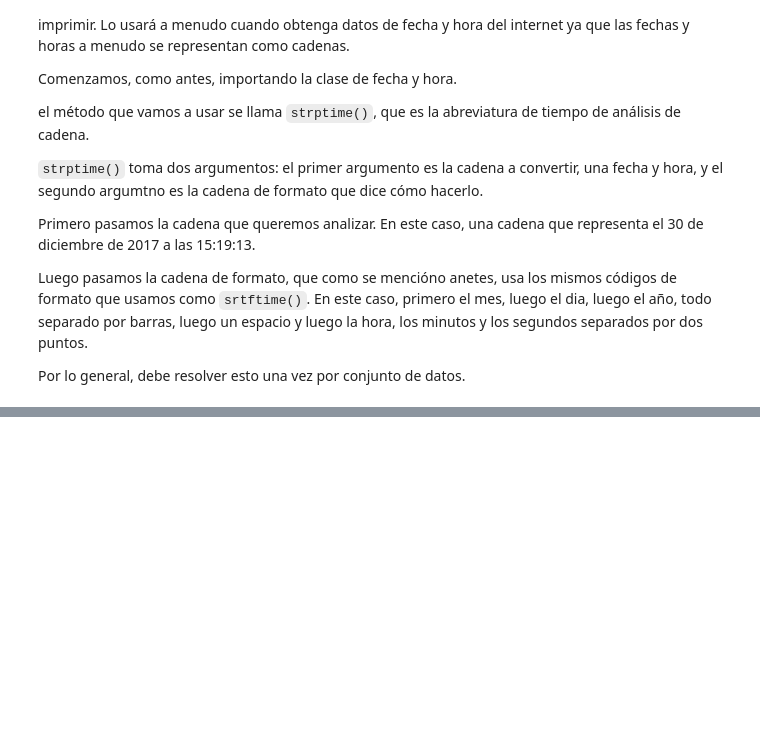
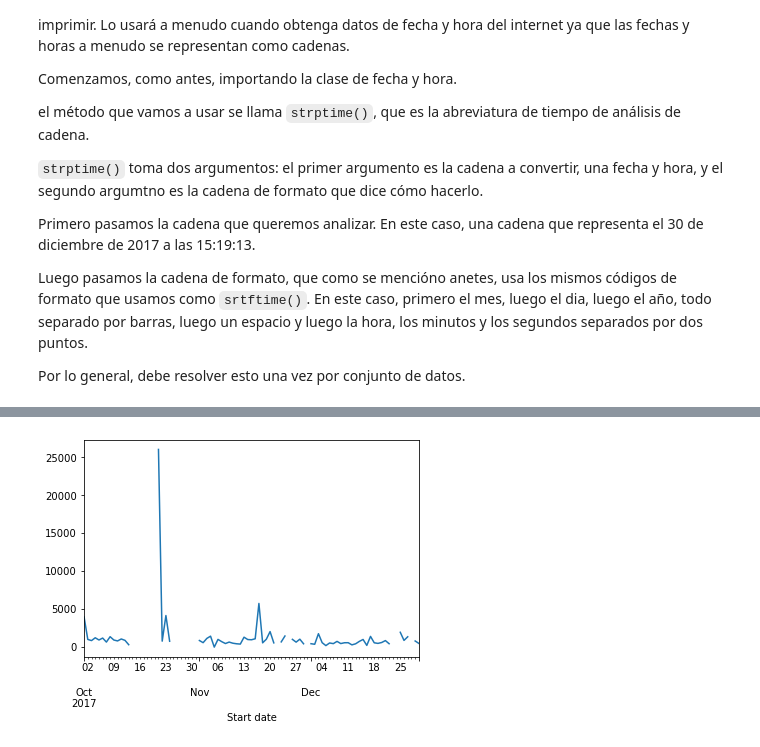
Before and after one commit to FernandoGeronimo834/Apuntes-de-Cursos, a Jupyter notebook: DataCamp/DataScience_2.0.ipynb, the cells around one changed output, grey strips where cells are left out. Drawn from its saved outputs; the diff is of its cells as text; code cells hidden in the pictures; blank space fills up the shorter version.

```diff
--- a/DataCamp/DataScience_2.0.ipynb
+++ b/DataCamp/DataScience_2.0.ipynb
@@ -3707,0 +4265,10 @@ Ahora, si nos ajustamos a UTC con `astimezone(timezone.utc)`, cambiamos tanto el
+# %%
+rides\
+.resample('D', on = 'Start date')\
+['Duration seconds']\
+.mean()\
+.plot()
+
+plt.show()
+# %% [output]
+[figure, added]
```
Also changed, not shown: parts of 155 cells of this notebook, 8 other files.
